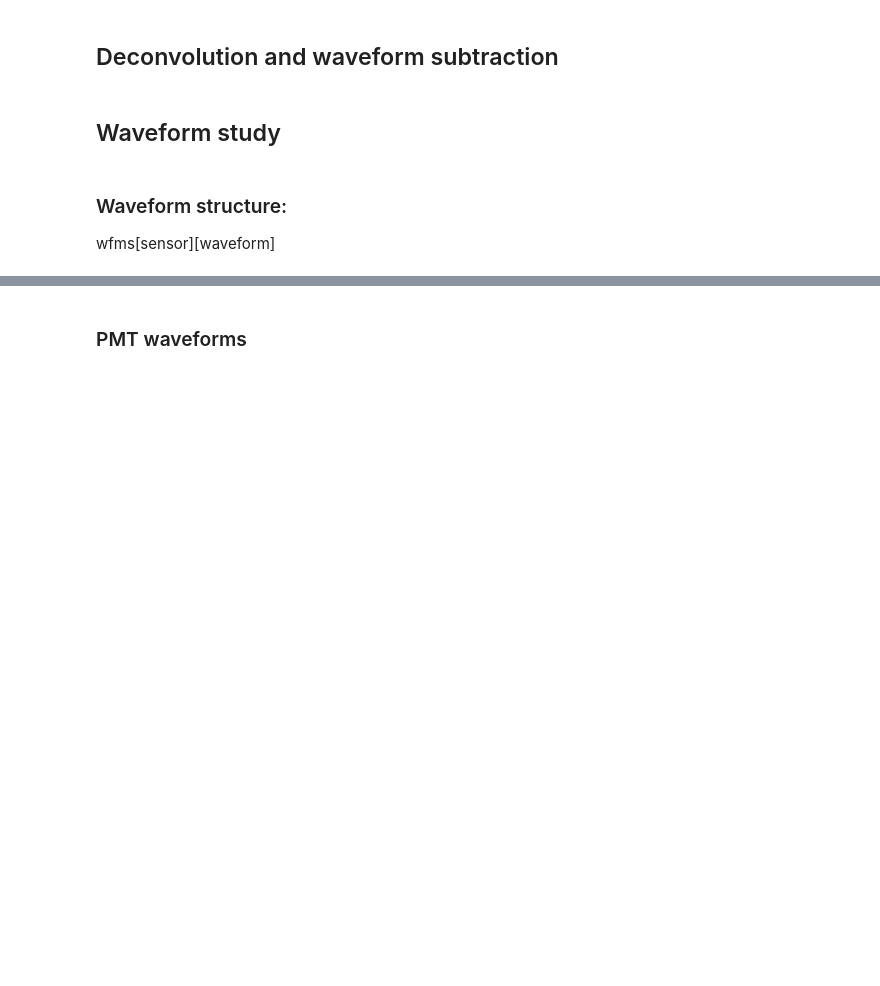
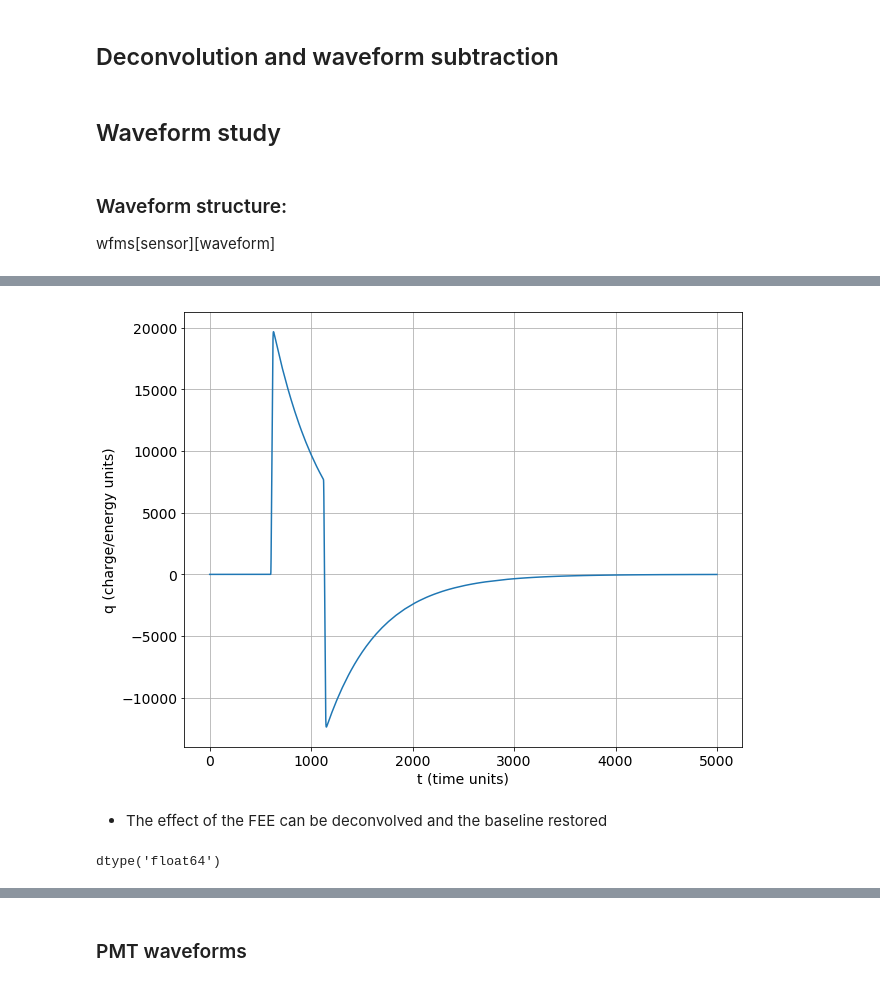
Before and after one commit to jjgomezcadenas/ICDEV, a Jupyter notebook: reco/calib_sensors_functions.ipynb, the cells around one changed output, grey strips where cells are left out. Drawn from its saved outputs; the diff is of its cells as text; code cells hidden in the pictures; blank space fills up the shorter version.

```diff
--- a/reco/calib_sensors_functions.ipynb
+++ b/reco/calib_sensors_functions.ipynb
@@ -333,0 +176,11 @@ plot_waveforms(sipm_wfms)
+# %%
+plot_wfm(pmtwf.fee)
+# %% [output]
+[figure, added]
+# %% [markdown]
+- The effect of the FEE can be deconvolved and the baseline restored
+# %%
+pmtblr = deconv_simple(pmtwf.fee, coef)
+pmtblr.dtype
+# %% [output]
+dtype('float64')
```
Also changed, not shown: parts of 186 cells of this notebook, 1 other file.
